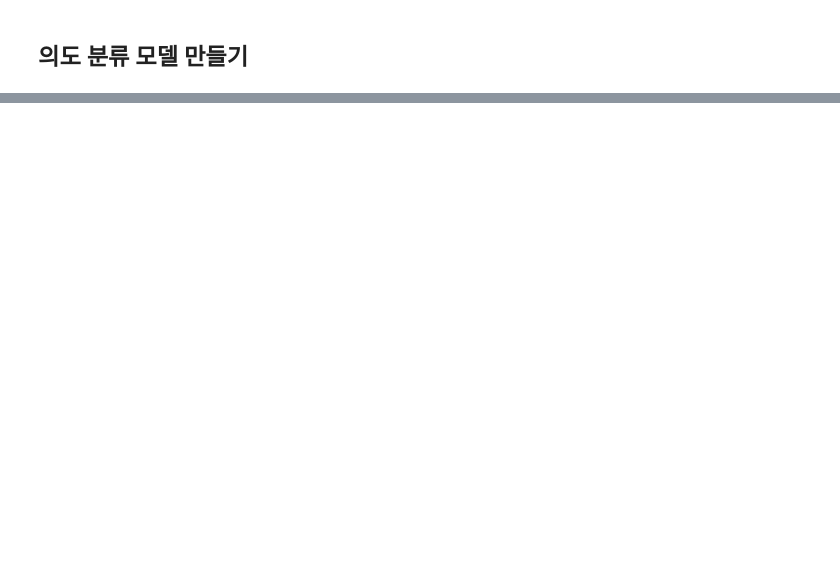
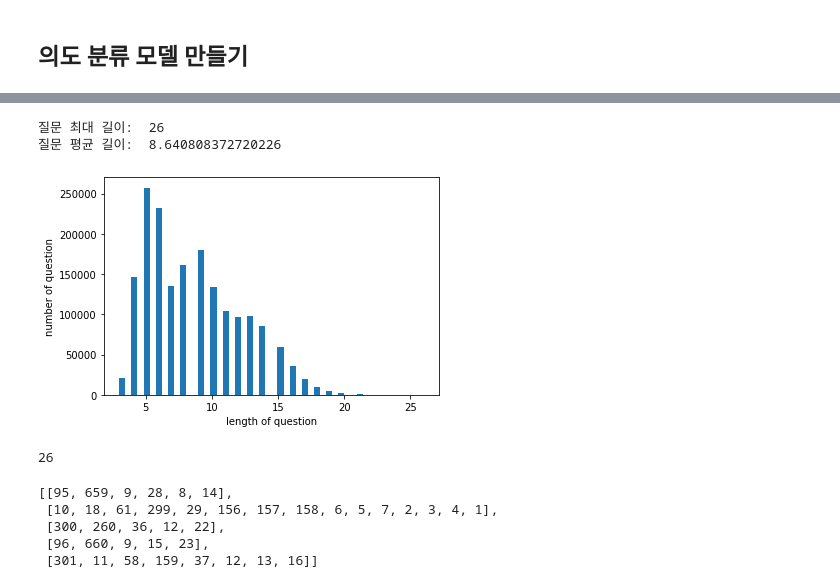
Before and after one commit to changyong93/Natural-language-processing-with-chat-bot, a Jupyter notebook: 챗봇_모델_학습(hotel_ver).ipynb, the cells around one changed output, grey strips where cells are left out. Drawn from its saved outputs; the diff is of its cells as text; code cells hidden in the pictures; blank space fills up the shorter version.

```diff
--- a/챗봇_모델_학습(hotel_ver).ipynb
+++ b/챗봇_모델_학습(hotel_ver).ipynb
@@ -1244,0 +1329,3 @@ load_df shape:  (1782742, 2)
+# %%
+data_X =  [mecab.morphs(sentence) for sentence in final_df["question"]]
+data_X[:3]
@@ -1244,0 +1350,16 @@ load_df shape:  (1782742, 2)
+# %%
+print("질문 최대 길이: ", max(len(sentence) for sentence in data_X))
+print("질문 평균 길이: ", np.mean([len(sentence) for sentence in data_X]))
+plt.hist([len(sentence) for sentence in data_X], bins = 50)
+plt.xlabel("length of question")
+plt.ylabel("number of question")
+plt.show()
+# %% [output]
+질문 최대 길이:  26
+질문 평균 길이:  8.640808372720226
+[figure, added]
+# %%
+max_len = max(len(sentence) for sentence in data_X)
+max_len
+# %% [output]
+26
@@ -1244,0 +1369,9 @@ load_df shape:  (1782742, 2)
+# %%
+X_data = tokenizer.texts_to_sequences(data_X)
+X_data[:5]
+# %% [output]
+[[95, 659, 9, 28, 8, 14],
+ [10, 18, 61, 299, 29, 156, 157, 158, 6, 5, 7, 2, 3, 4, 1],
+ [300, 260, 36, 12, 22],
+ [96, 660, 9, 15, 23],
+ [301, 11, 58, 159, 37, 12, 13, 16]]
```
Also changed, not shown: parts of 66 cells of this notebook.
